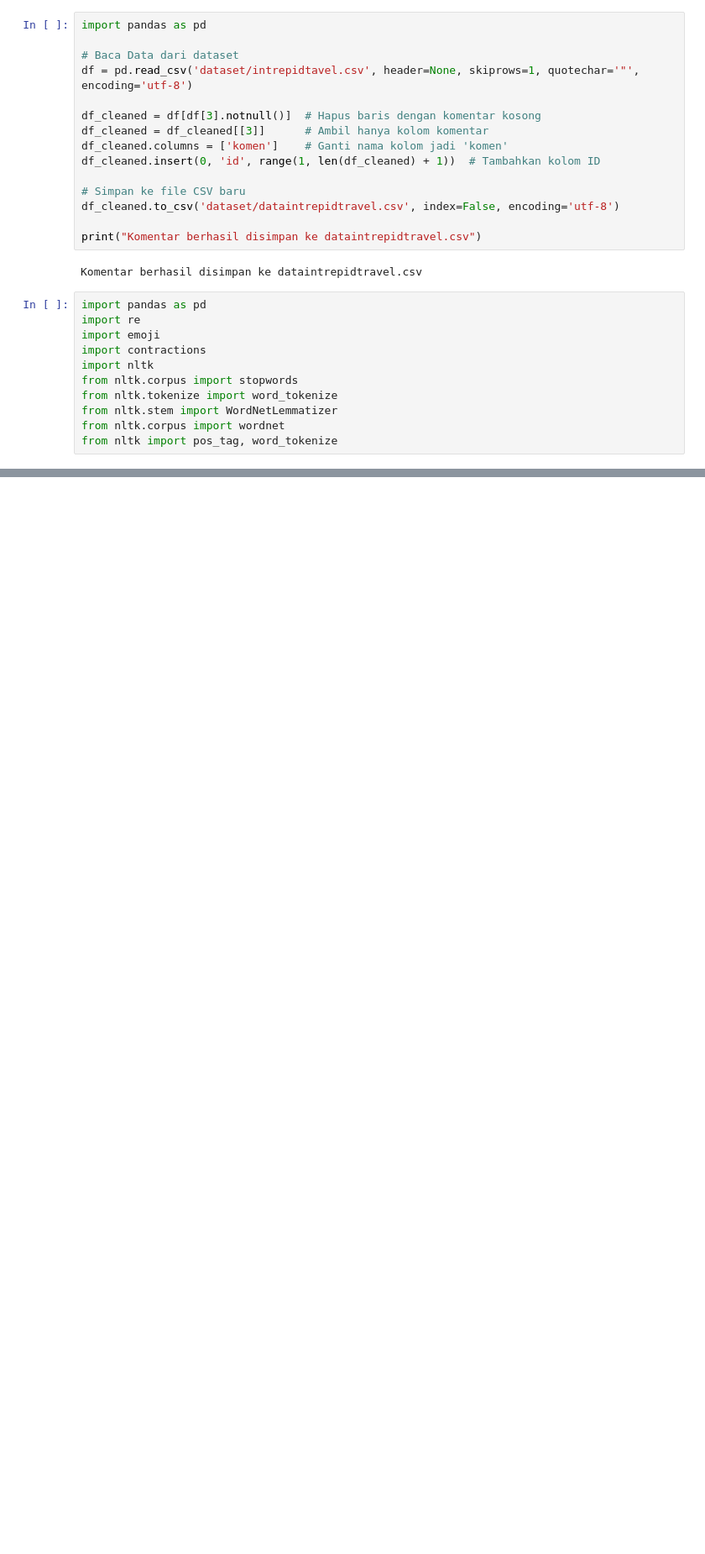
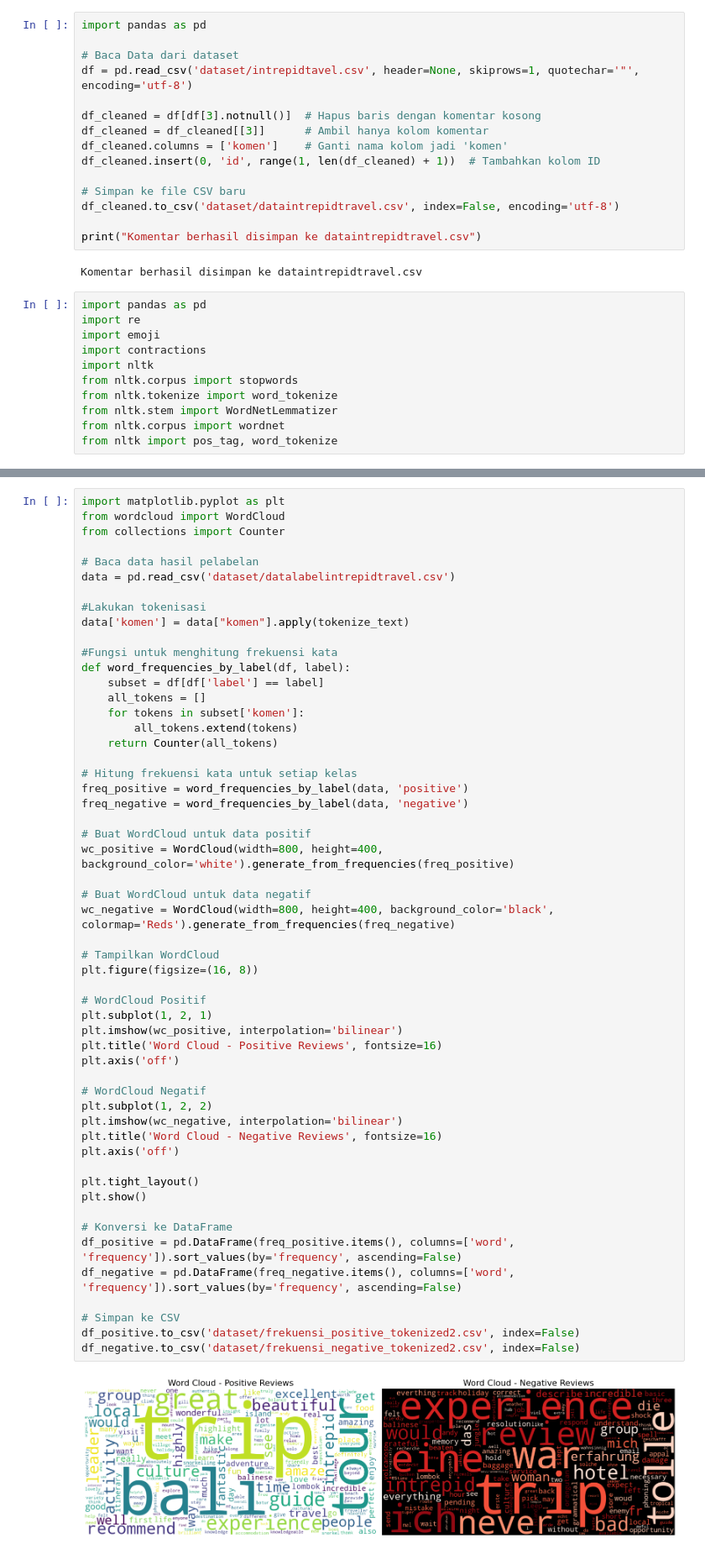
Before and after one commit to Mahmudi14/Analisis-Sentiment-Destinasi-Wisata, a Jupyter notebook: Main.ipynb, the cells around one changed output, grey strips where cells are left out. Shown: that part at 84% size. Saved outputs shown, nothing was run; the diff lists cells and outputs as text; blank space fills up the shorter version.

Commit message:
World Cloud

```diff
--- a/Main.ipynb
+++ b/Main.ipynb
@@ -104,0 +140,56 @@ Cleaning selesai! File disimpan sebagai 'datacleanintrepidtravel.csv'
+# %%
+import matplotlib.pyplot as plt
+from wordcloud import WordCloud
+from collections import Counter
+
+# Baca data hasil pelabelan
+data = pd.read_csv('dataset/datalabelintrepidtravel.csv')
+
+#Lakukan tokenisasi
+data['komen'] = data["komen"].apply(tokenize_text)
+
+#Fungsi untuk menghitung frekuensi kata
+def word_frequencies_by_label(df, label):
+    subset = df[df['label'] == label]
+    all_tokens = []
+    for tokens in subset['komen']:
+        all_tokens.extend(tokens)
+    return Counter(all_tokens)
+
+# Hitung frekuensi kata untuk setiap kelas
+freq_positive = word_frequencies_by_label(data, 'positive')
+freq_negative = word_frequencies_by_label(data, 'negative')
+
+# Buat WordCloud untuk data positif
+wc_positive = WordCloud(width=800, height=400, background_color='white').generate_from_frequencies(freq_positive)
+
+# Buat WordCloud untuk data negatif
+wc_negative = WordCloud(width=800, height=400, background_color='black', colormap='Reds').generate_from_frequencies(freq_negative)
+
+# Tampilkan WordCloud
+plt.figure(figsize=(16, 8))
+
+# WordCloud Positif
+plt.subplot(1, 2, 1)
+plt.imshow(wc_positive, interpolation='bilinear')
+plt.title('Word Cloud - Positive Reviews', fontsize=16)
+plt.axis('off')
+
+# WordCloud Negatif
+plt.subplot(1, 2, 2)
+plt.imshow(wc_negative, interpolation='bilinear')
+plt.title('Word Cloud - Negative Reviews', fontsize=16)
+plt.axis('off')
+
+plt.tight_layout()
+plt.show()
+
+# Konversi ke DataFrame
+df_positive = pd.DataFrame(freq_positive.items(), columns=['word', 'frequency']).sort_values(by='frequency', ascending=False)
+df_negative = pd.DataFrame(freq_negative.items(), columns=['word', 'frequency']).sort_values(by='frequency', ascending=False)
+
+# Simpan ke CSV
+df_positive.to_csv('dataset/frekuensi_positive_tokenized2.csv', index=False)
+df_negative.to_csv('dataset/frekuensi_negative_tokenized2.csv', index=False)
+# %% [output]
+[figure, added]
```
Also changed, not shown: parts of 2 cells of this notebook, 1 other file.
